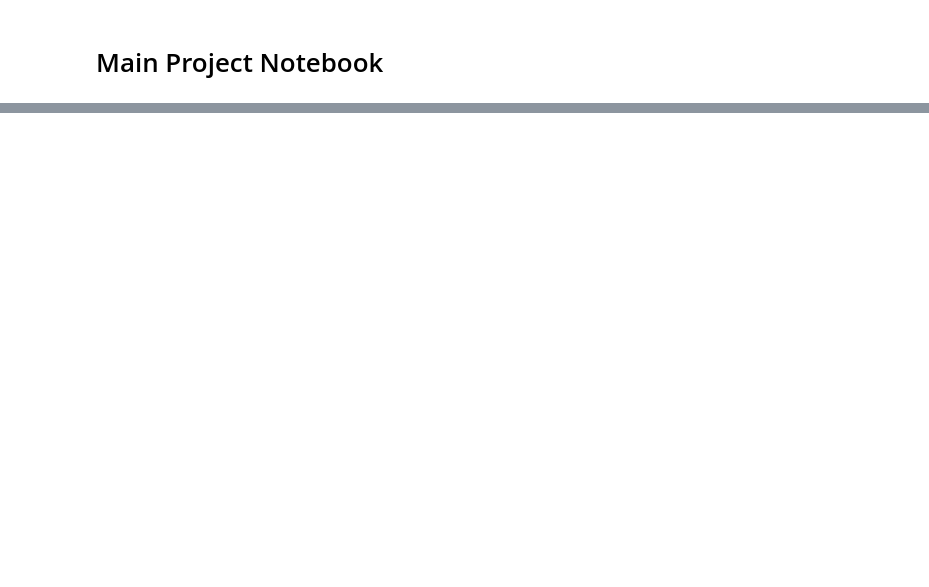
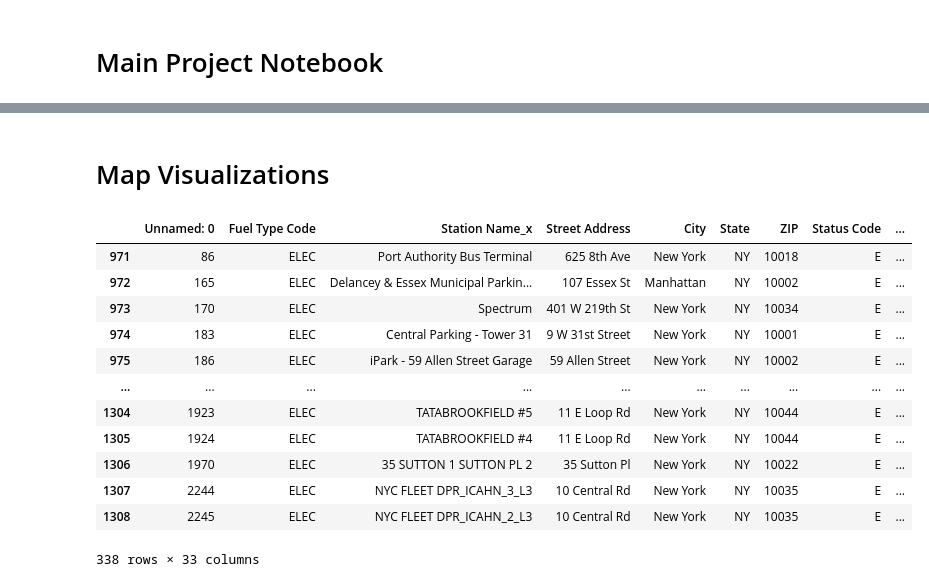
Before and after one commit to allenkting/evcharging_FRI, a Jupyter notebook: EV_Charging_Using_RL.ipynb, the cells around one changed output, grey strips where cells are left out. Saved outputs shown, nothing was run; the diff lists cells and outputs as text; code cells hidden in the pictures; blank space fills up the shorter version.

```diff
--- a/EV_Charging_Using_RL.ipynb
+++ b/EV_Charging_Using_RL.ipynb
@@ -29,0 +76,19 @@ ERROR: basemap‑1.2.2‑cp39‑cp39‑win32.whl is not a valid wheel filename.
+# %% [markdown]
+# Map Visualizations
+# %%
+df = pd.read_csv('locations_clean.csv')
+df[df['County'] == 'New York County']
+# %% [output]
+|  | Unnamed: 0 | Fuel Type Code | Station Name_x | Street Address | City | State | ZIP | Status Code | ... |
+| 971 | 86 | ELEC | Port Authority Bus Terminal | 625 8th Ave | New York | NY | 10018 | E | ... |
+| 972 | 165 | ELEC | Delancey & Essex Municipal Parkin... | 107 Essex St | Manhattan | NY | 10002 | E | ... |
+| 973 | 170 | ELEC | Spectrum | 401 W 219th St | New York | NY | 10034 | E | ... |
+| 974 | 183 | ELEC | Central Parking - Tower 31 | 9 W 31st Street | New York | NY | 10001 | E | ... |
+| 975 | 186 | ELEC | iPark - 59 Allen Street Garage | 59 Allen Street | New York | NY | 10002 | E | ... |
+| ... | ... | ... | ... | ... | ... | ... | ... | ... | ... |
+| 1304 | 1923 | ELEC | TATABROOKFIELD #5 | 11 E Loop Rd | New York | NY | 10044 | E | ... |
+| 1305 | 1924 | ELEC | TATABROOKFIELD #4 | 11 E Loop Rd | New York | NY | 10044 | E | ... |
+| 1306 | 1970 | ELEC | 35 SUTTON 1 SUTTON PL 2 | 35 Sutton Pl | New York | NY | 10022 | E | ... |
+| 1307 | 2244 | ELEC | NYC FLEET DPR_ICAHN_3_L3 | 10 Central Rd | New York | NY | 10035 | E | ... |
+| 1308 | 2245 | ELEC | NYC FLEET DPR_ICAHN_2_L3 | 10 Central Rd | New York | NY | 10035 | E | ... |
+338 rows × 33 columns
```
Also changed, not shown: parts of 7 cells of this notebook, 1 other file.
